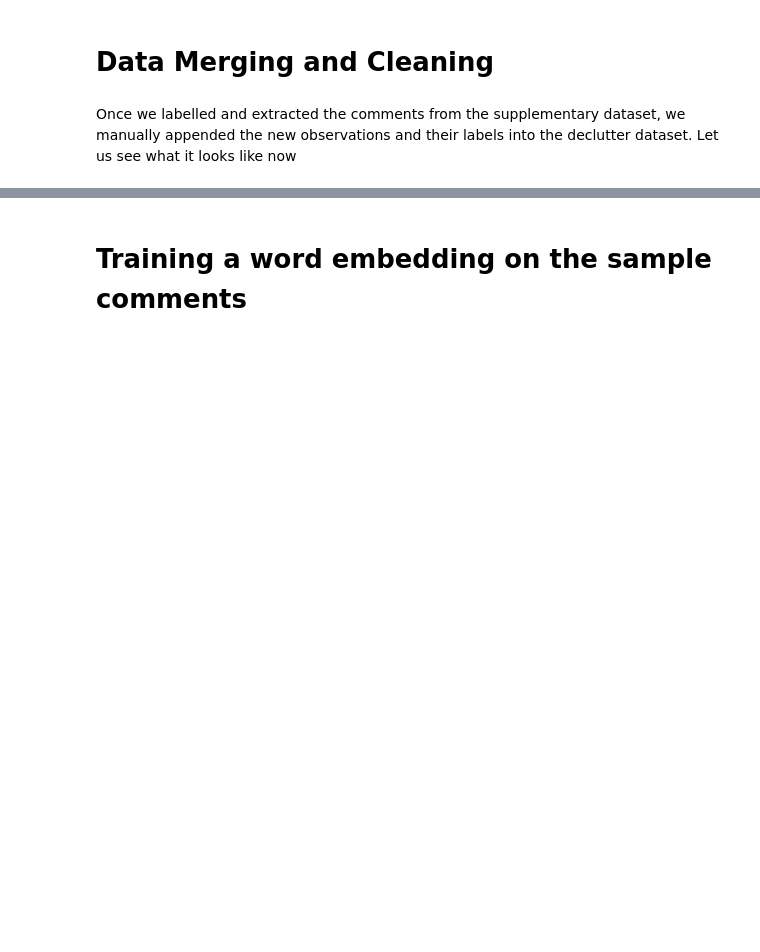
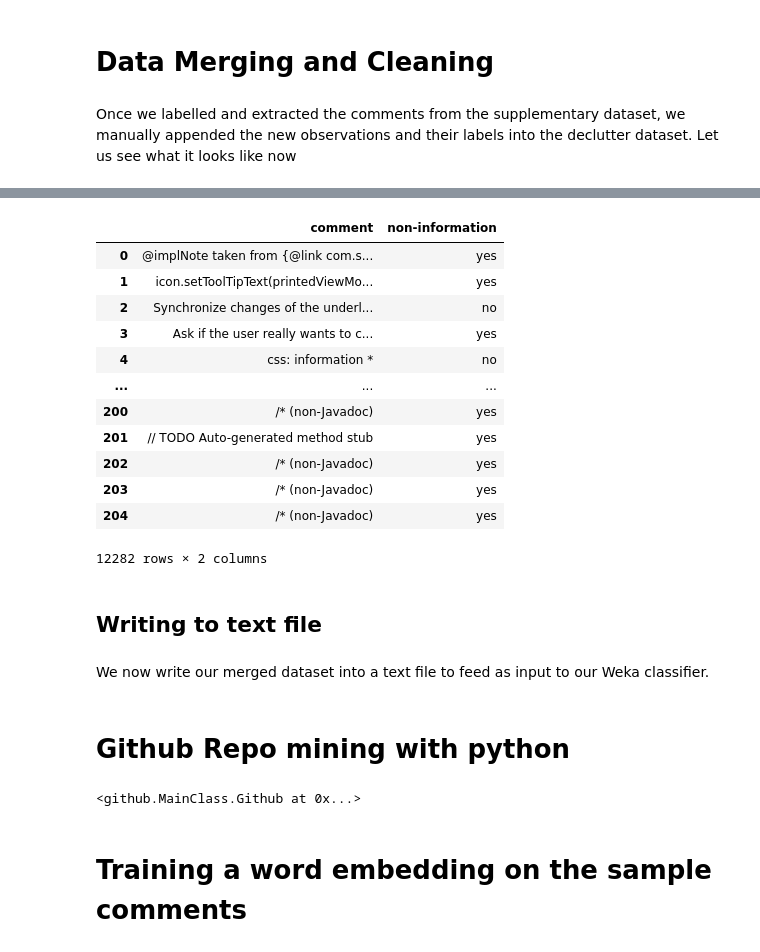
Before and after one commit to mehrotrasan16/declutter, a Jupyter notebook: CS515-Declutter.ipynb, the cells around one changed output, grey strips where cells are left out. Saved outputs shown, nothing was run; the diff lists cells and outputs as text; code cells hidden in the pictures; blank space fills up the shorter version.

```diff
--- a/CS515-Declutter.ipynb
+++ b/CS515-Declutter.ipynb
@@ -328,0 +1070,38 @@ declutter.head()
+# %%
+labelled_data = labelled_data.append(summary[["comment","non-information"]])
+# %%
+labelled_data = labelled_data.append(rational[["comment","non-information"]])
+labelled_data = labelled_data.append(pointer[["comment","non-information"]])
+labelled_data = labelled_data.append(ownership[["comment","non-information"]])
+labelled_data = labelled_data.append(licence[["comment","non-information"]])
+labelled_data = labelled_data.append(usage[["comment","non-information"]])
+labelled_data = labelled_data.append(todo[["comment","non-information"]])
+labelled_data = labelled_data.append(formatter[["comment","non-information"]])
+labelled_data = labelled_data.append(expand[["comment","non-information"]])
+labelled_data = labelled_data.append(exception[["comment","non-information"]])
+labelled_data = labelled_data.append(directives[["comment","non-information"]])
+labelled_data = labelled_data.append(deprecated[["comment","non-information"]])
+labelled_data = labelled_data.append(commented[["comment","non-information"]])
+labelled_data = labelled_data.append(incomplete[["comment","non-information"]])
+labelled_data = labelled_data.append(turtle[["comment","non-information"]])
+labelled_data = labelled_data.append(autogen[["comment","non-information"]])
+# %%
+labelled_data
+# %% [output]
+|  | comment | non-information |
+| 0 | @implNote taken from {@link com.s... | yes |
+| 1 | icon.setToolTipText(printedViewMo... | yes |
+| 2 | Synchronize changes of the underl... | no |
+| 3 | Ask if the user really wants to c... | yes |
+| 4 | css: information * | no |
+| ... | ... | ... |
+| 200 | /* (non-Javadoc) | yes |
+| 201 | // TODO Auto-generated method stub | yes |
+| 202 | /* (non-Javadoc) | yes |
+| 203 | /* (non-Javadoc) | yes |
+| 204 | /* (non-Javadoc) | yes |
+12282 rows × 2 columns
+# %% [markdown]
+## Writing to text file
+# %% [markdown]
+We now write our merged dataset into a text file to feed as input to our Weka classifier.
@@ -329,3 +1110,24 @@ declutter.head()
+# %% [markdown]
+# Github Repo mining with python
+# %%
+from github import Github
+accesstoken = ""
+with open("D:/Temp/githubapitest/gitToken.txt") as tokenreader:
+    accesstoken = tokenreader.read()
+g = Github(accesstoken)
+g
+
+repo = g.get_repo('JabRef/jabref')
+repo
+
+branches = list(repo.get_branches())
+branches
+
+Let us just choosse the master branch for now
+
+masterbranch = repo.get_branch(branch = "master")
+# %% [output]
+<github.MainClass.Github at 0x...>
 # %% [markdown]
 # Training a word embedding on the sample comments
 # %%
```
Also changed, not shown: parts of 107 cells of this notebook, 1 other file.
